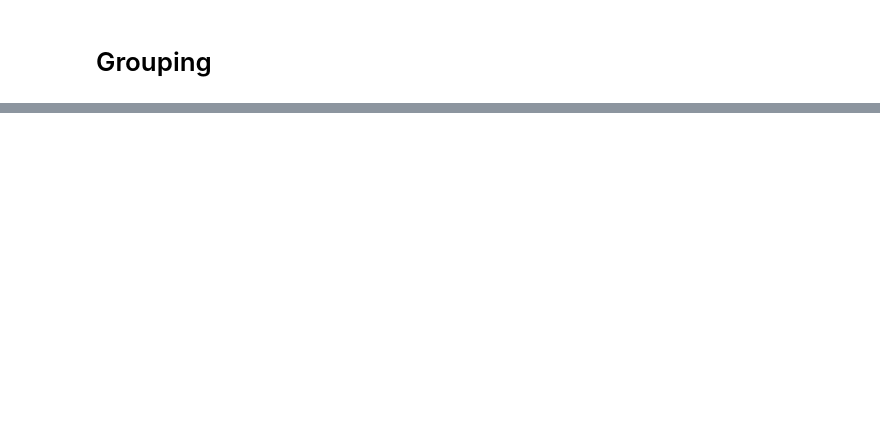
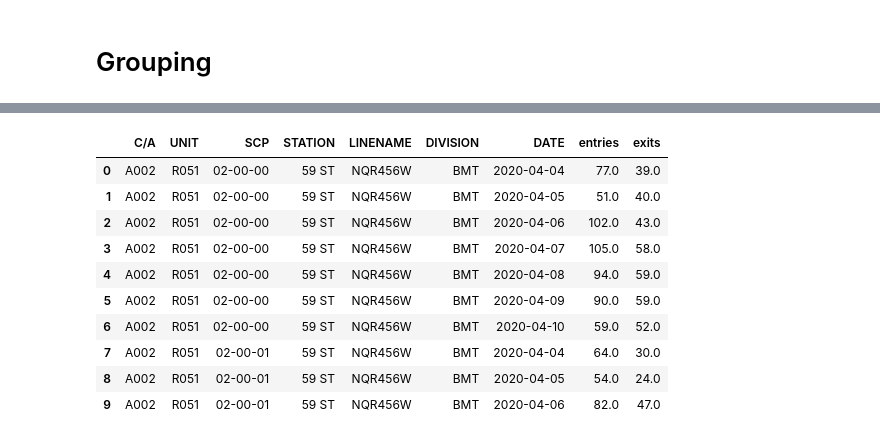
Before and after one commit to mahouoji/MobilityChange, a Jupyter notebook: data_cleaning/turnstile_cleaning_functions.ipynb, the cells around one changed output, grey strips where cells are left out. Saved outputs shown, nothing was run; the diff lists cells and outputs as text; code cells hidden in the pictures; blank space fills up the shorter version.

```diff
--- a/data_cleaning/turnstile_cleaning_functions.ipynb
+++ b/data_cleaning/turnstile_cleaning_functions.ipynb
@@ -377,0 +377,17 @@ test_raw2.sort_values('DATETIME')
+# %%
+def get_daily_count(diff):
+    return diff.groupby(['C/A','UNIT','SCP','STATION','LINENAME','DIVISION','DATE'],
+        as_index=False).agg({'entries':'sum', 'exits':'sum'})
+get_daily_count(test_cleaned).head(10)
+# %% [output]
+|  | C/A | UNIT | SCP | STATION | LINENAME | DIVISION | DATE | entries | exits |
+| 0 | A002 | R051 | 02-00-00 | 59 ST | NQR456W | BMT | 2020-04-04 | 77.0 | 39.0 |
+| 1 | A002 | R051 | 02-00-00 | 59 ST | NQR456W | BMT | 2020-04-05 | 51.0 | 40.0 |
+| 2 | A002 | R051 | 02-00-00 | 59 ST | NQR456W | BMT | 2020-04-06 | 102.0 | 43.0 |
+| 3 | A002 | R051 | 02-00-00 | 59 ST | NQR456W | BMT | 2020-04-07 | 105.0 | 58.0 |
+| 4 | A002 | R051 | 02-00-00 | 59 ST | NQR456W | BMT | 2020-04-08 | 94.0 | 59.0 |
+| 5 | A002 | R051 | 02-00-00 | 59 ST | NQR456W | BMT | 2020-04-09 | 90.0 | 59.0 |
+| 6 | A002 | R051 | 02-00-00 | 59 ST | NQR456W | BMT | 2020-04-10 | 59.0 | 52.0 |
+| 7 | A002 | R051 | 02-00-01 | 59 ST | NQR456W | BMT | 2020-04-04 | 64.0 | 30.0 |
+| 8 | A002 | R051 | 02-00-01 | 59 ST | NQR456W | BMT | 2020-04-05 | 54.0 | 24.0 |
+| 9 | A002 | R051 | 02-00-01 | 59 ST | NQR456W | BMT | 2020-04-06 | 82.0 | 47.0 |
```
Also changed, not shown: parts of 9 cells of this notebook, 2 other files.
